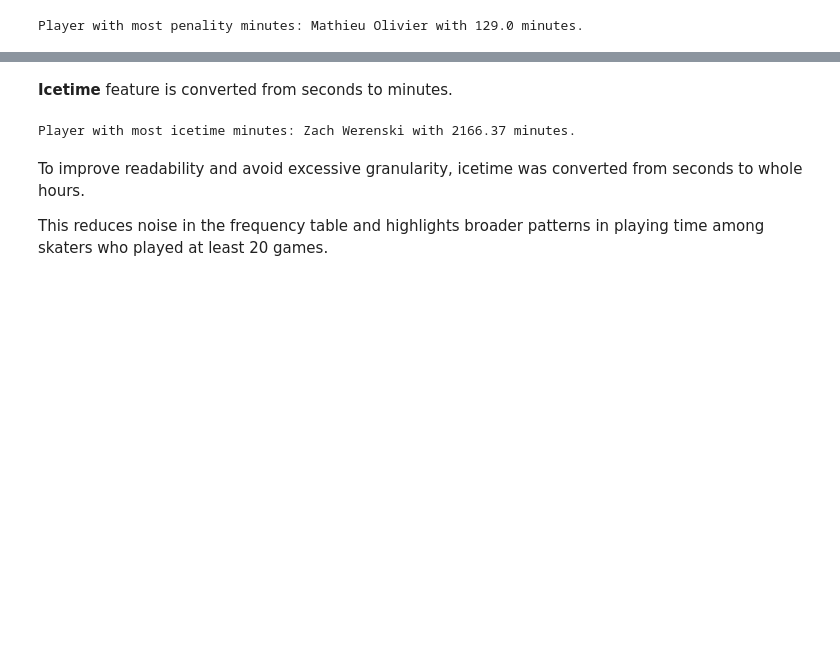
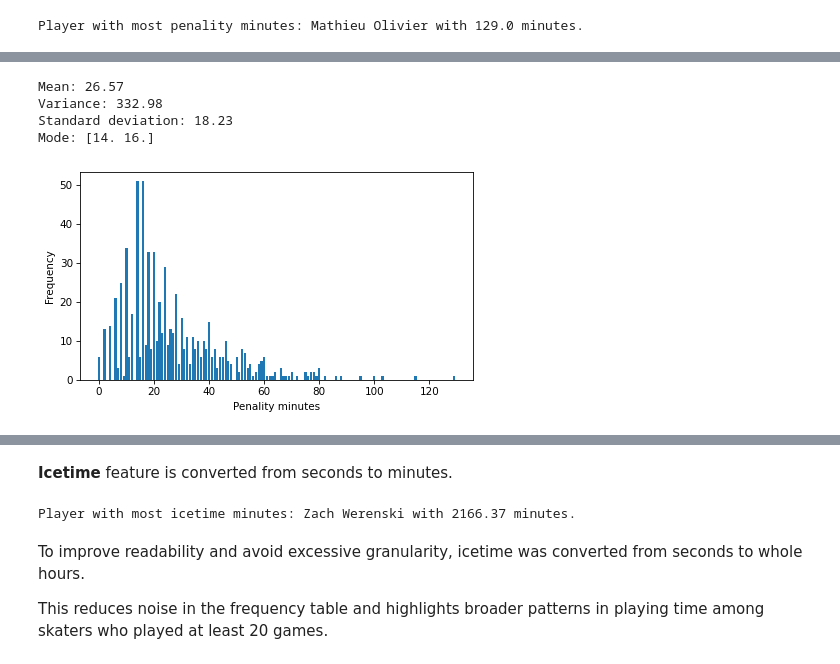
Before and after one commit to thedanicode24/moneypuck-data, a Jupyter notebook: 01-distributions.ipynb, the cells around one changed output, grey strips where cells are left out. Saved outputs shown, nothing was run; the diff lists cells and outputs as text; code cells hidden in the pictures; blank space fills up the shorter version.

```diff
--- a/01-distributions.ipynb
+++ b/01-distributions.ipynb
@@ -180,0 +159,13 @@ Mode: 14.0
+# %%
+situation = "all"
+feature = "I_F_penalityMinutes"
+min_games_played = 20
+
+all_situations_df = df[(df["situation"] == situation) & (df["games_played"] >= min_games_played)]
+distributions_utils.plot_ftab(all_situations_df, feature, xlabel="Penality minutes")
+# %% [output]
+Mean: 26.57
+Variance: 332.98
+Standard deviation: 18.23
+Mode: [14. 16.]
+[figure, added]
```
Also changed, not shown: parts of 21 cells of this notebook.
